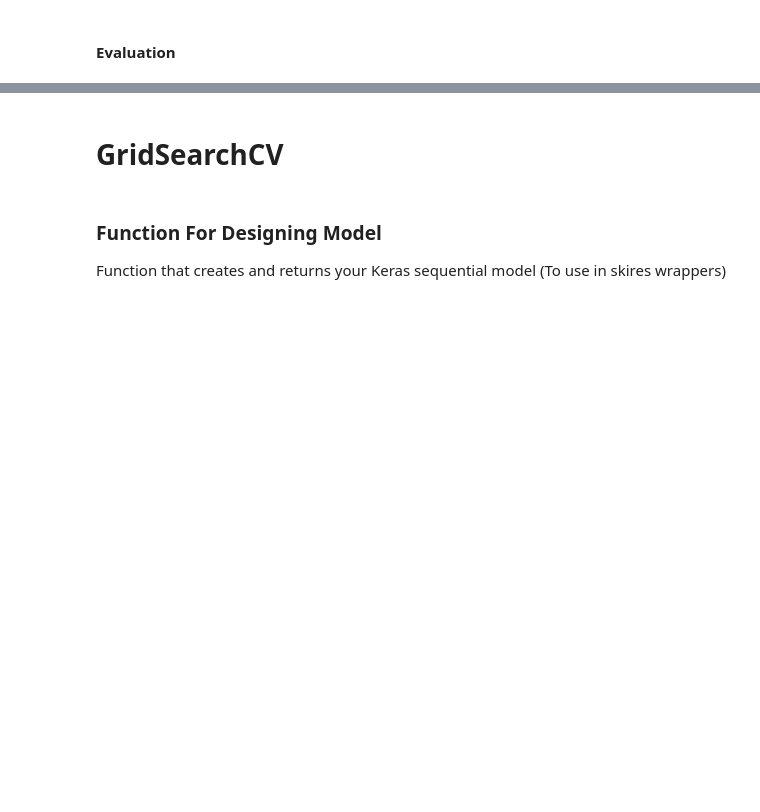
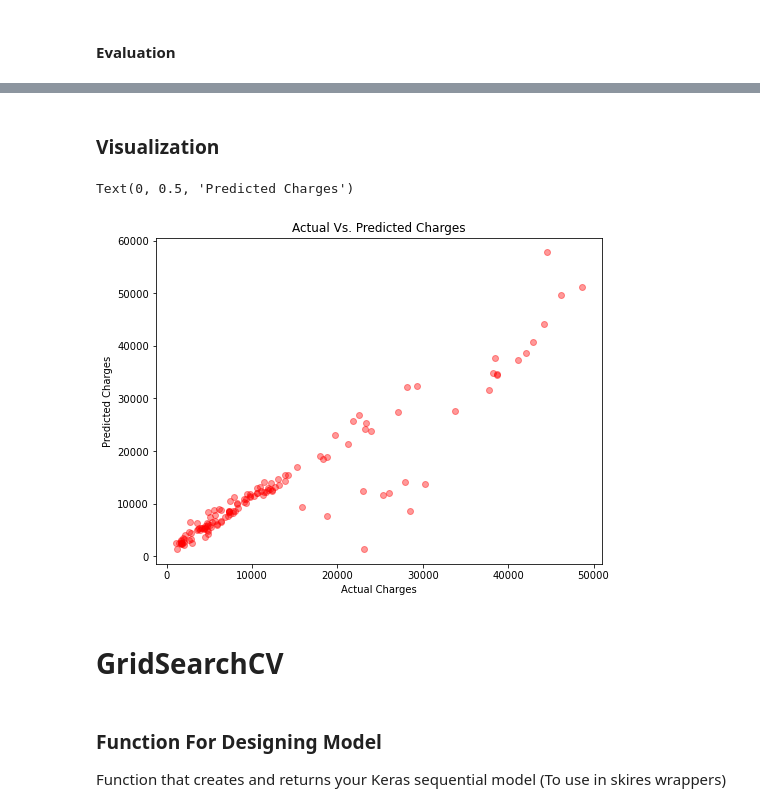
Before and after one commit to Alyxx-The-Sniper/DATA_SCIENCE_2022, a Jupyter notebook: Data_Science_Machine_Learning/0_Deep Learning/regr_func.ipynb, the cells around one changed output, grey strips where cells are left out. Saved outputs shown, nothing was run; the diff lists cells and outputs as text; code cells hidden in the pictures; blank space fills up the shorter version.

```diff
--- a/Data_Science_Machine_Learning/0_Deep Learning/regr_func.ipynb
+++ b/Data_Science_Machine_Learning/0_Deep Learning/regr_func.ipynb
@@ -65,7 +66,7 @@ In Neural Networks approch, We do split our data set in train_test_plit(our test
 # %%
 # Split data
 x_train, x_test, y_train, y_test = train_test_split(X, y,
-                                                    test_size = 0.2,
+                                                    test_size = 0.1, # 10%
                                                     random_state = 42)
 
 print(x_train.shape, x_test.shape, y_train.shape, y_test.shape)
@@ -174,0 +215,2 @@ val_mse, val_mae = model_regr.evaluate(x_test, y_test, verbose = 1)
+# %%
+y_predict = model_regr.predict(x_test)
@@ -175,3 +240,16 @@ val_mse, val_mae = model_regr.evaluate(x_test, y_test, verbose = 1)
+# %% [markdown]
+### Visualization
+# %%
+# visualization of actual vs. predicted charges
+plt.figure(figsize=(8, 6))
+
+plt.scatter(y_test, y_predict, alpha=0.4, color = 'red')
+plt.title("Actual Vs. Predicted Charges")
+plt.xlabel("Actual Charges")
+plt.ylabel("Predicted Charges")
+# %% [output]
+Text(0, 0.5, 'Predicted Charges')
+[figure, added]
 # %% [markdown]
 # GridSearchCV
 # %% [markdown]
```
Also changed, not shown: parts of 52 cells of this notebook.
